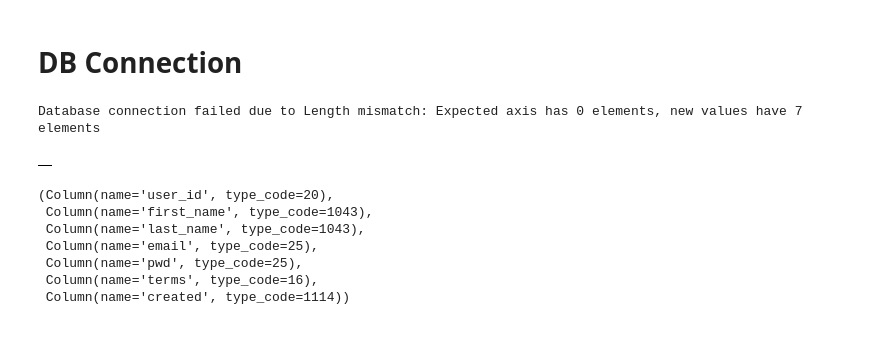
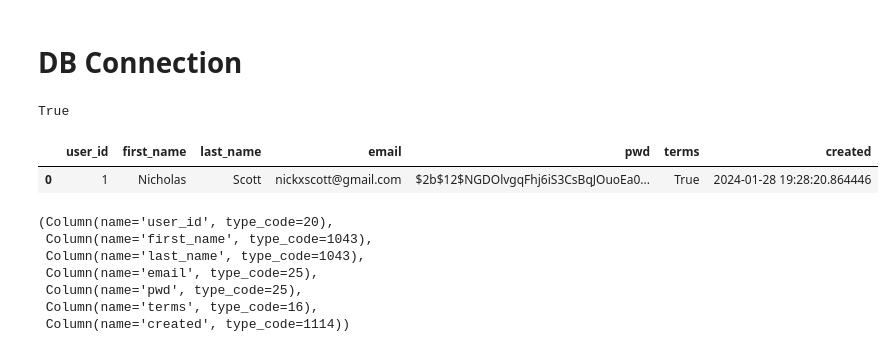
Before and after one commit to nickxscott/MachineCoaching, a Jupyter notebook: notebooks/sandbox.ipynb, the cells around one changed output. Drawn from its saved outputs; the diff is of its cells as text; code cells hidden in the pictures.

```diff
--- a/notebooks/sandbox.ipynb
+++ b/notebooks/sandbox.ipynb
@@ -48,6 +48,13 @@ plt.savefig('DallasNYCHalf_Volume.jpg')
 # DB Connection
 # %%
 import psycopg2
+# %%
+import os
+from dotenv import load_dotenv
+
+load_dotenv('../pg.env')
+# %% [output]
+True
 # %%
 def get_data(env_path, query):
     load_dotenv(env_path)
@@ -82,21 +95,21 @@ DBNAME="postgres"
 # %%
 try:
-    conn = psycopg2.connect(host=ENDPOINT, port=PORT, database='postgres', user='scottn_sql', password='299Adelphist..')
+    conn = psycopg2.connect(host=os.getenv('ENDPOINT'), port=os.getenv('PORT'), database=os.getenv('DBNAME'), user=os.getenv('USER'), password=os.getenv('PWD'))
     cur = conn.cursor()
     cur.execute("""SELECT * FROM USERS""")
     query_results = cur.fetchall()
     col_nms=[x.name for x in cur.description]
     df=pd.DataFrame(query_results)
     df.columns=col_nms
 except Exception as e:
     print("Database connection failed due to {}".format(e))
 #cur.close()
 #conn.close()
 
 df
 # %% [output]
-Database connection failed due to Length mismatch: Expected axis has 0 elements, new values have 7 elements
-|  |
+|  | user_id | first_name | last_name | email | pwd | terms | created |
+| 0 | 1 | Nicholas | Scott | nickxscott@gmail.com | $2b$12$NGDOlvgqFhj6iS3CsBqJOuoEa0... | True | 2024-01-28 19:28:20.864446 |
 # %%
 cur.description
 # %% [output]
```
Also changed, not shown: parts of 16 cells of this notebook, 9 other files.
